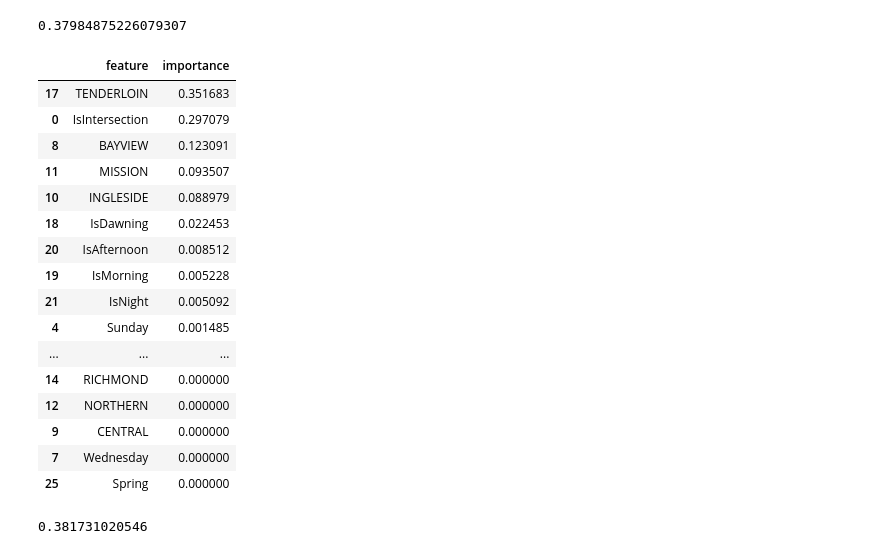
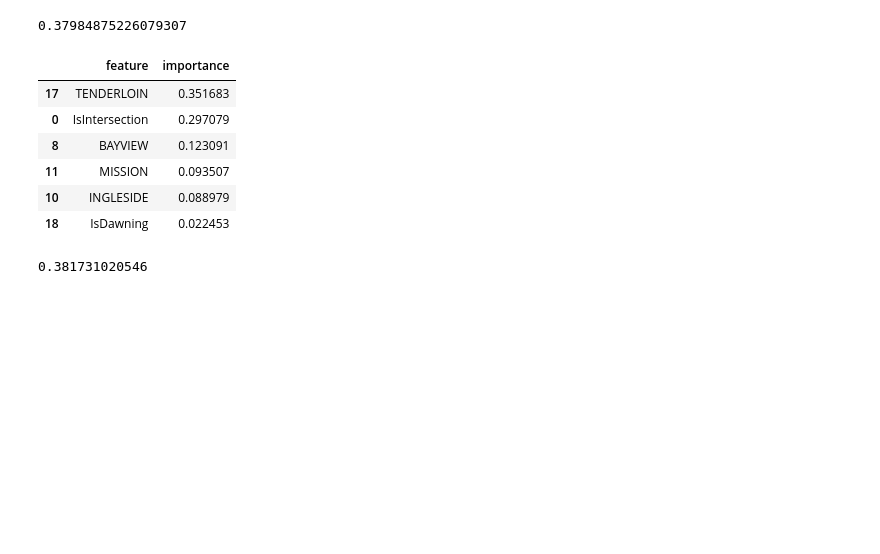
Before and after one commit to aidaamp/FinalProject, a Jupyter notebook: San Francisco Crime Classification.ipynb, the cells around one changed output. Drawn from its saved outputs; the diff is of its cells as text; code cells hidden in the pictures; blank space fills up the shorter version.

```diff
--- a/San Francisco Crime Classification.ipynb
+++ b/San Francisco Crime Classification.ipynb
@@ -647,25 +647,15 @@ treeclf.score(training[features], training['Crime'])
 # %%
 #Compute the importance of each feature and sorted it in descending order
 df = pd.DataFrame({'feature':features, 'importance':treeclf.feature_importances_})
-df.sort_values(by=['importance'], ascending=[False])
+df.sort_values(by=['importance'], ascending=[False]).head(6)
 # %% [output]
 |  | feature | importance |
 | 17 | TENDERLOIN | 0.351683 |
 | 0 | IsIntersection | 0.297079 |
 | 8 | BAYVIEW | 0.123091 |
 | 11 | MISSION | 0.093507 |
 | 10 | INGLESIDE | 0.088979 |
 | 18 | IsDawning | 0.022453 |
-| 20 | IsAfternoon | 0.008512 |
-| 19 | IsMorning | 0.005228 |
-| 21 | IsNight | 0.005092 |
-| 4 | Sunday | 0.001485 |
-| ... | ... | ... |
-| 14 | RICHMOND | 0.000000 |
-| 12 | NORTHERN | 0.000000 |
-| 9 | CENTRAL | 0.000000 |
-| 7 | Wednesday | 0.000000 |
-| 25 | Spring | 0.000000 |
 # %%
 from sklearn import metrics
 #Generate evaluation metrics
```
Also changed, not shown: parts of 5 cells of this notebook, 1 other file.
